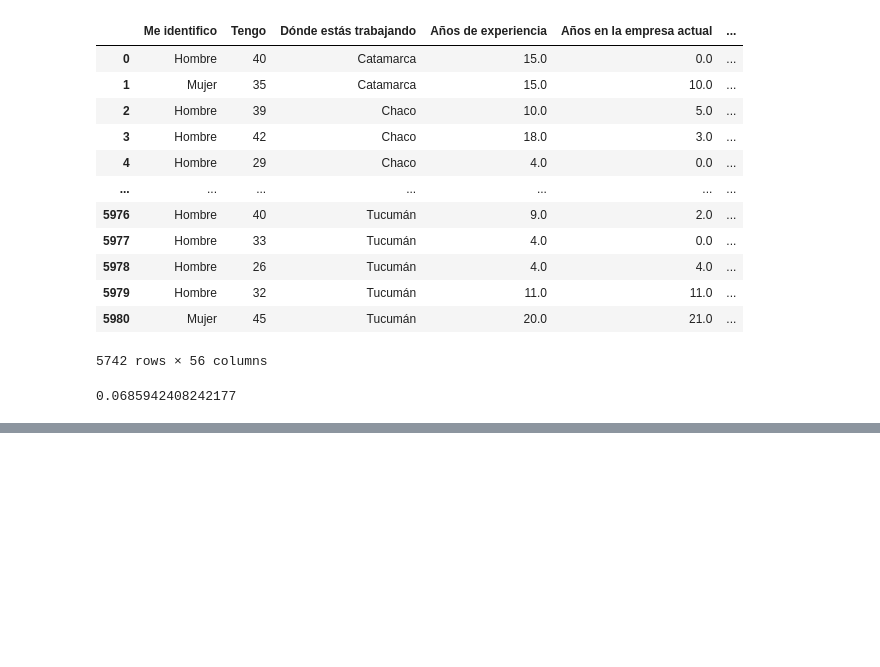
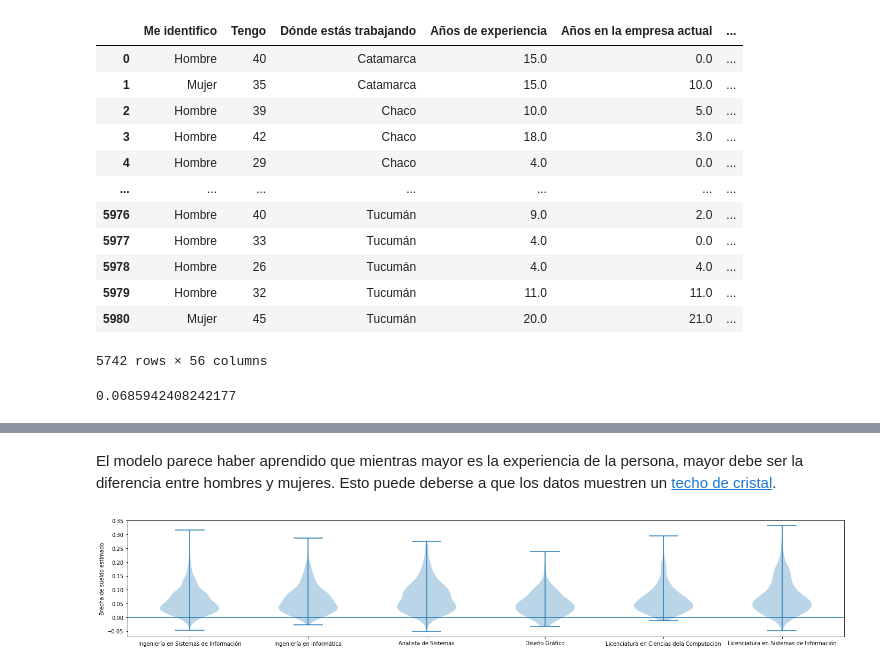
Before and after one commit to seppo0010/sysarmy-sueldos-2020.1, a Jupyter notebook: notebook/Brecha de género.ipynb, the cells around one changed output, grey strips where cells are left out. Cells and saved outputs as stored; diff of their text form; code cells hidden in the pictures; blank space fills up the shorter version.

```diff
--- a/notebook/Brecha de género.ipynb
+++ b/notebook/Brecha de género.ipynb
@@ -414,0 +431,15 @@ df['e_g_diff(salary)'].mean()
+# %% [markdown]
+El modelo parece haber aprendido que mientras mayor es la experiencia de la persona, mayor debe ser la diferencia entre hombres y mujeres. Esto puede deberse a que los datos muestren un [techo de cristal](https://es.wikipedia.org/wiki/Techo_de_cristal).
+# %%
+f, axs = plt.subplots(1, 1, figsize=(24, 4))
+ax = plt.subplot(1, 1, 1)
+ax.set_ylabel('Brecha de sueldo estimado')
+ax.set_xticks([e+1 for e, _ in enumerate(degrees)])
+ax.set_xticklabels(degrees)
+ax.axhline()
+ax.violinplot([
+    df[df['Carrera'] == degree]['e_g_diff(salary)'].values
+    for degree in degrees
+]);
+# %% [output]
+[figure, added]
```
Also changed, not shown: parts of 3 cells of this notebook.
